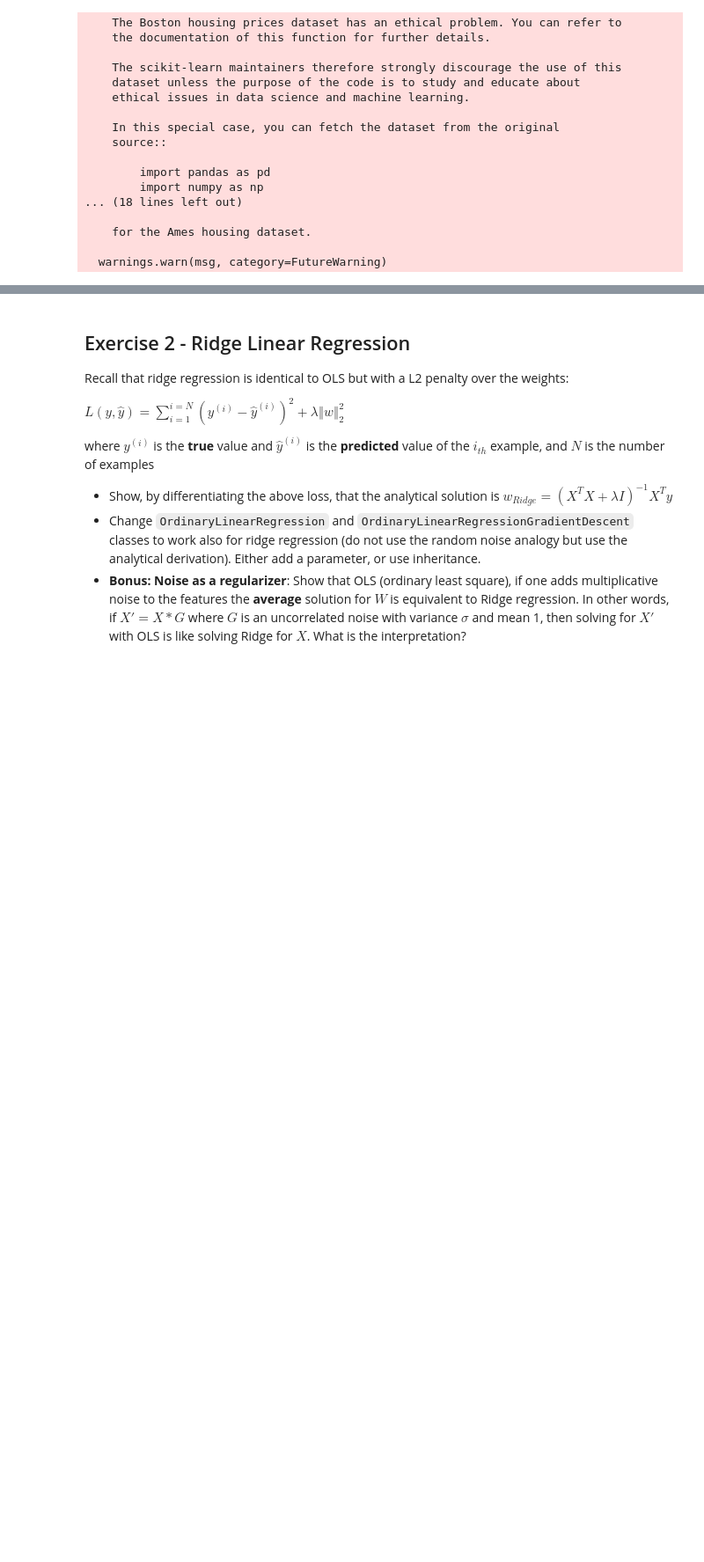
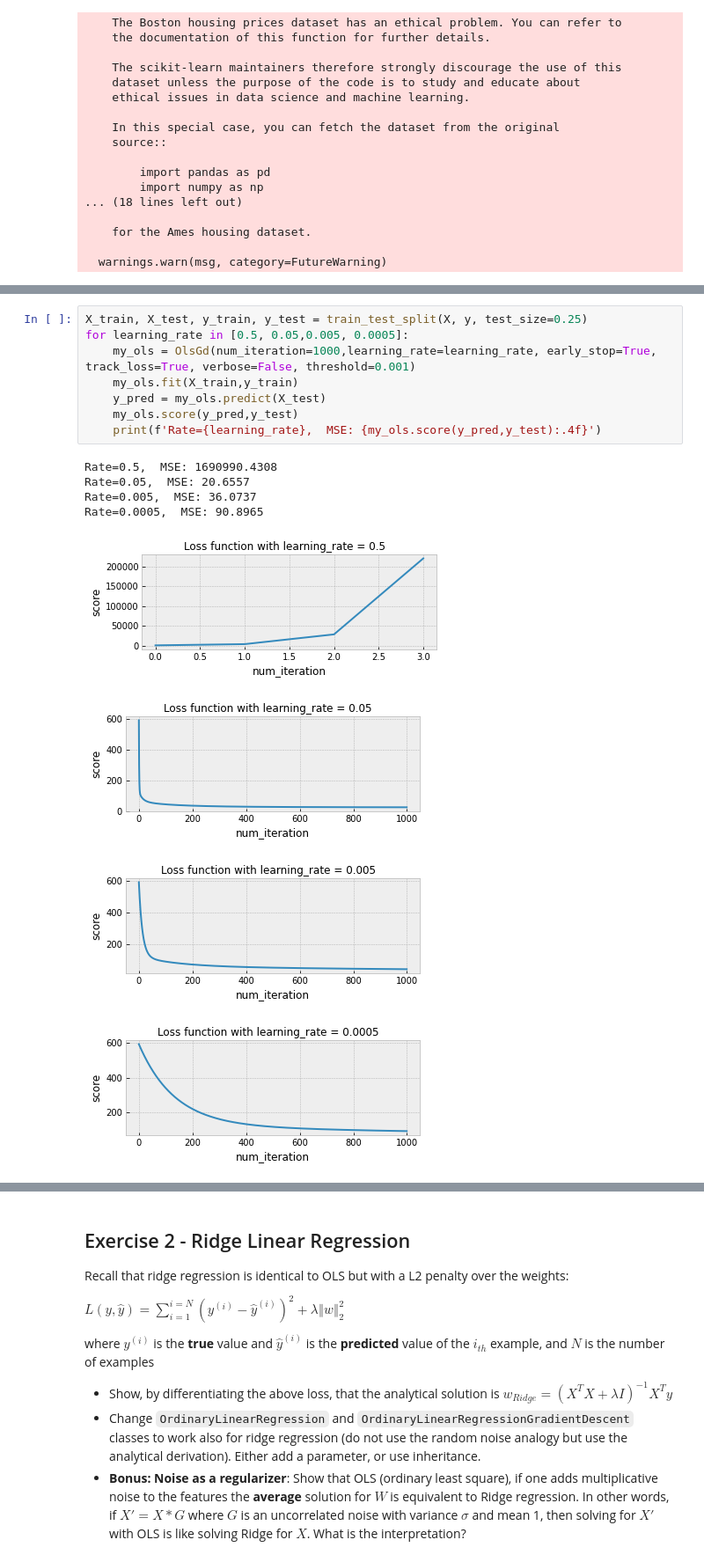
Before and after one commit to tansla/ydata_supervised_hw2, a Jupyter notebook: Regression_&_Regularization_Exercise.ipynb, the cells around one changed output, grey strips where cells are left out. Shown at 88% size. Saved outputs shown, nothing was run; the diff lists cells and outputs as text; blank space fills up the shorter version.

```diff
--- a/Regression_&_Regularization_Exercise.ipynb
+++ b/Regression_&_Regularization_Exercise.ipynb
@@ -315,5 +322,22 @@ class OlsGd(Ols):
     # use w update for gradient descent
     N = X.shape[0]
     self.w = self.w -  (2*self.learning_rate/N)*(np.matmul(X.transpose(), self.__predict(X) - Y))
+# %%
+X_train, X_test, y_train, y_test = train_test_split(X, y, test_size=0.25)
+for learning_rate in [0.5, 0.05,0.005, 0.0005]:
+    my_ols = OlsGd(num_iteration=1000,learning_rate=learning_rate, early_stop=True, track_loss=True, verbose=False, threshold=0.001)
+    my_ols.fit(X_train,y_train)
+    y_pred = my_ols.predict(X_test)
+    my_ols.score(y_pred,y_test)
+    print(f'Rate={learning_rate},  MSE: {my_ols.score(y_pred,y_test):.4f}')
+# %% [output]
+Rate=0.5,  MSE: 1690990.4308
+Rate=0.05,  MSE: 20.6557
+Rate=0.005,  MSE: 36.0737
+Rate=0.0005,  MSE: 90.8965
+[figure, added]
+[figure, added]
+[figure, added]
+[figure, added]
 # %%
 X_train, X_test, y_train, y_test = train_test_split(X, y, test_size=0.25)
```
Also changed, not shown: parts of 15 cells of this notebook.
